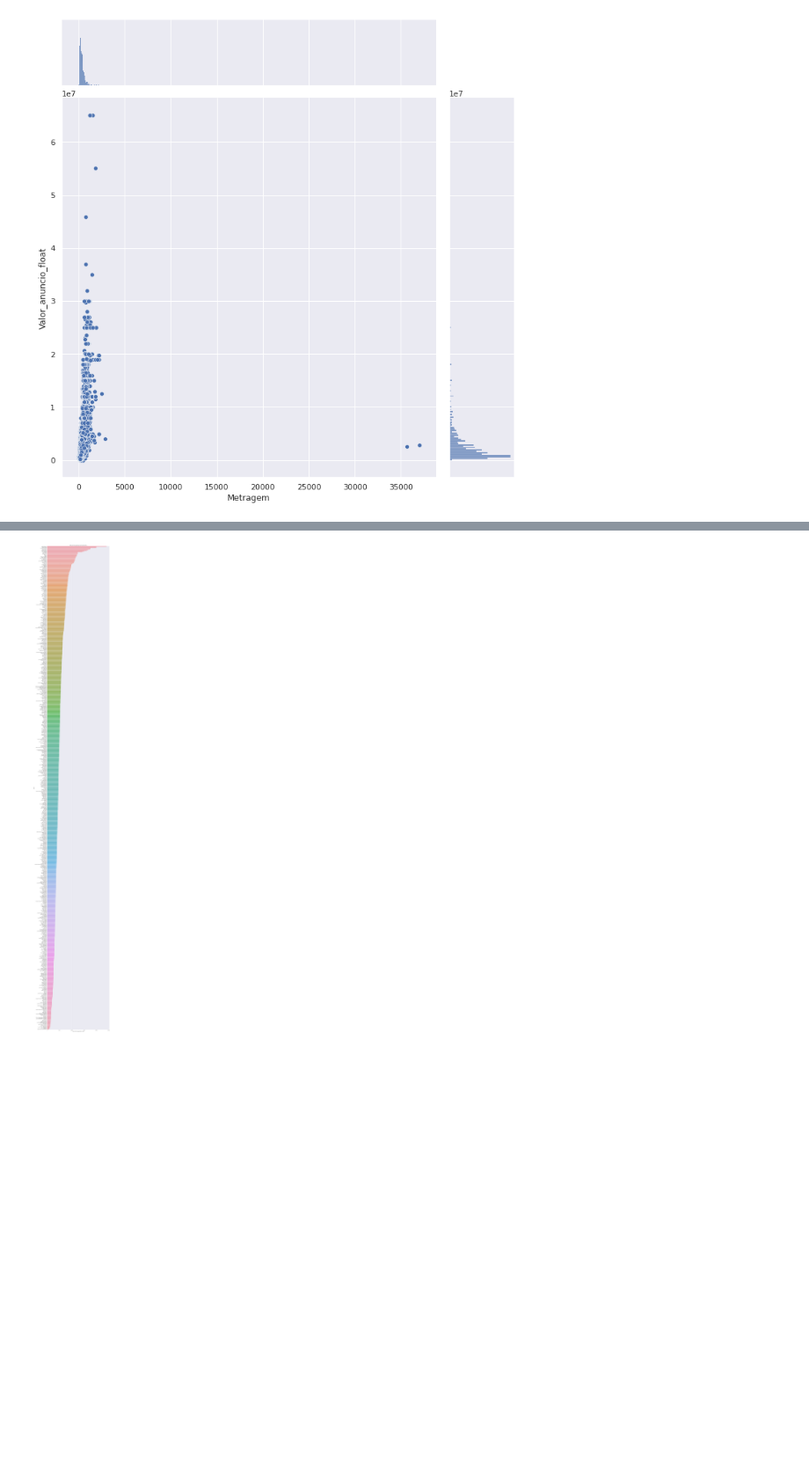
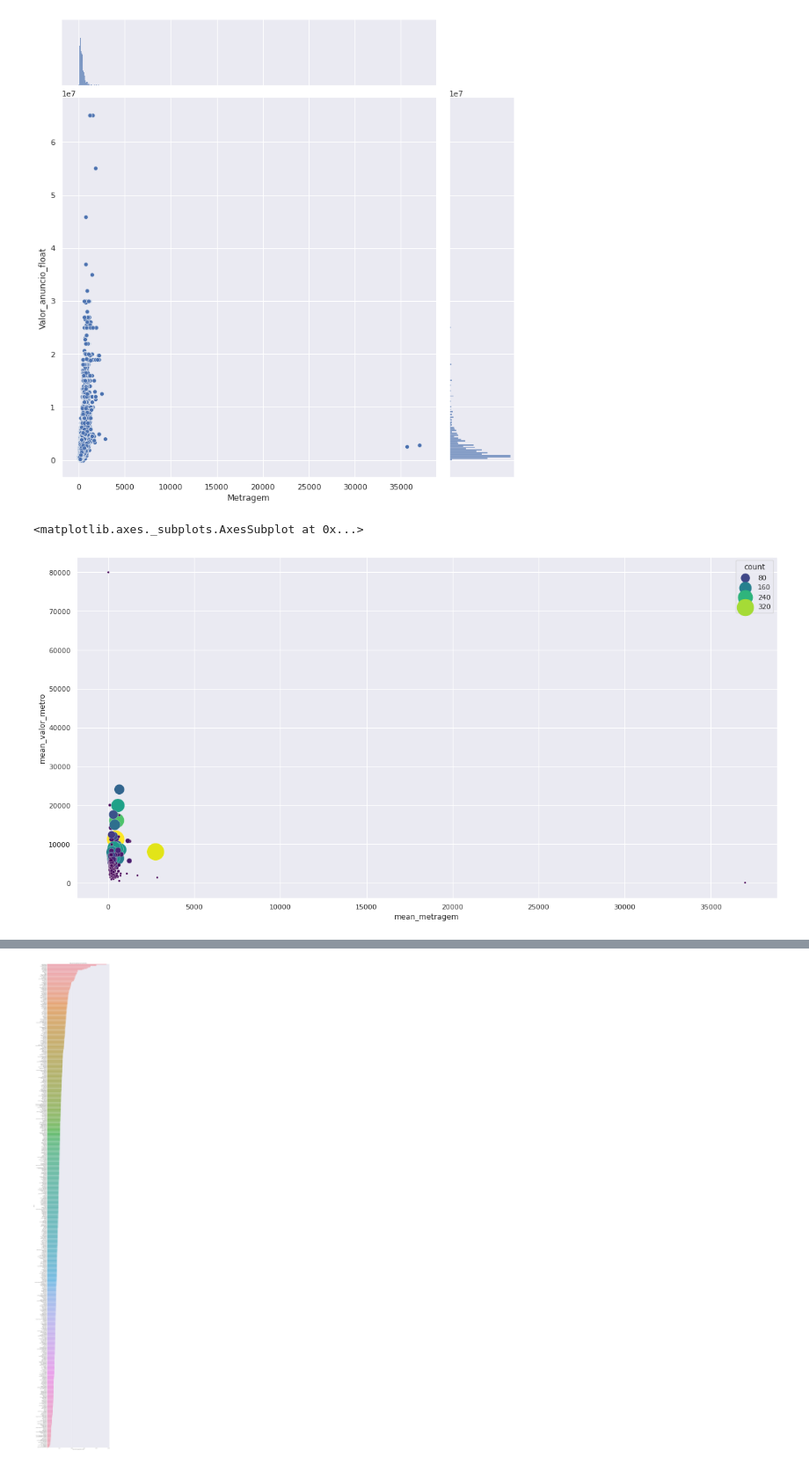
Before and after one commit to esaheki/imersao_dados_alura, a Jupyter notebook: Imersao_dados_4_aula02.ipynb, the cells around one changed output, grey strips where cells are left out. Shown at 88% size. Cells and saved outputs as stored; diff of their text form; code cells hidden in the pictures; blank space fills up the shorter version.

```diff
--- a/Imersao_dados_4_aula02.ipynb
+++ b/Imersao_dados_4_aula02.ipynb
@@ -465,6 +465,20 @@ sns.jointplot(data=dados_vendas.query("Metragem < 200000"), x="Metragem", y="Val
 # %% [output]
 <seaborn.axisgrid.JointGrid at 0x...>
 [figure]
+# %%
+plot_data = dados_vendas.groupby(['Bairro']).agg(
+    mean_metragem = ('Metragem','mean'),
+    mean_valor_metro = ('Valor_metro_quadrado','mean'),
+    count = ('Bairro', 'count'))
+
+
+plt.figure(figsize=(20, 10))
+sns.scatterplot(
+    data=plot_data, x="mean_metragem", y="mean_valor_metro", hue="count", size="count", palette="viridis", sizes=(10, 800)
+)
+# %% [output]
+<matplotlib.axes._subplots.AxesSubplot at 0x...>
+[figure, added]
 # %%
 plot_data = dados_vendas.query("Metragem < 10000 & Valor_metro_quadrado < 80000").groupby(['Bairro']).agg(
     mean_metragem = ('Metragem','mean'),
```
Also changed, not shown: parts of 4 cells of this notebook.
